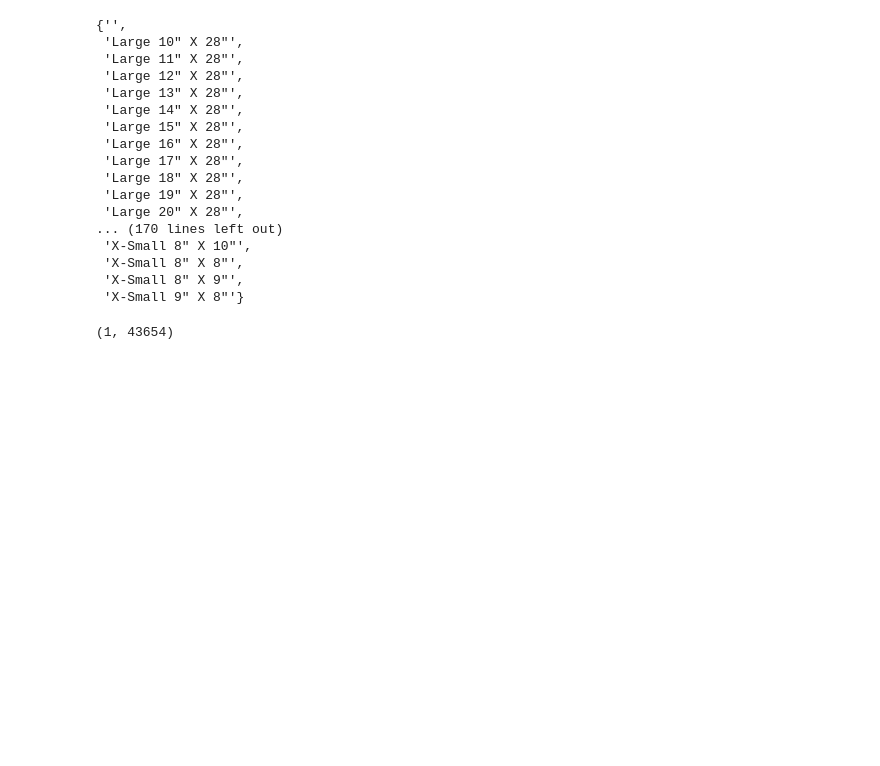
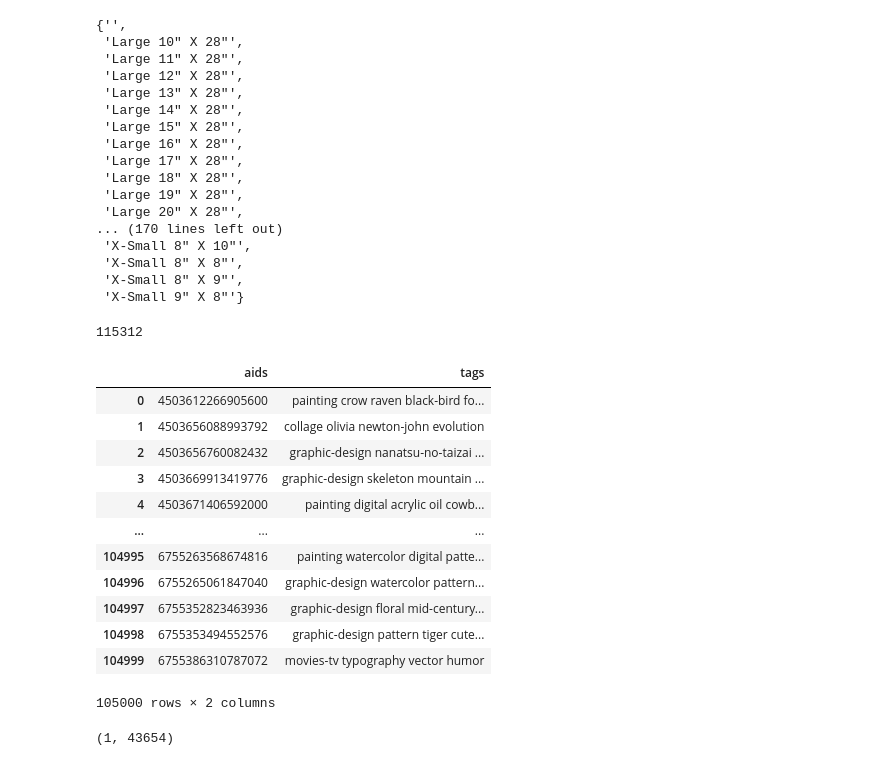
Before and after one commit to mskarlin/art_snob, a Jupyter notebook: notebooks/dev_tf_idf_tags_write_to_tagstore.ipynb, the cells around one changed output. Saved outputs shown, nothing was run; the diff lists cells and outputs as text; code cells hidden in the pictures; blank space fills up the shorter version.

```diff
--- a/notebooks/dev_tf_idf_tags_write_to_tagstore.ipynb
+++ b/notebooks/dev_tf_idf_tags_write_to_tagstore.ipynb
@@ -77,10 +77,20 @@ import random
 # do tfidf across all tag scores... then write with tf-idf along with ID-references for each tag (don't index)
 data = entities['reader_data']
 aids = []
-tags = []
+tags = dict()
 for aid, entity in data.items():
-    tags.append(' '.join(entity['standard_tags']))
-    aids.append(aid)
+    for st in entity['standard_tags']:
+        if st in tags:
+            tags[st] += 1
+        else:
+            tags[st] = 0
 
-tag_data = pd.DataFrame({'aids': aids, 'tags': tags})
-tag_data['tags'] = tag_data['tags'].map(lambda x: x.lower())
+#     tags.append(' '.join(entity['standard_tags']))
+#     aids.append(aid)
+
+# tag_data = pd.DataFrame({'aids': aids, 'tags': tags})
+# tag_data['tags'] = tag_data['tags'].map(lambda x: x.lower())
+# %%
+len(tags)
+# %% [output]
+115312
@@ -87,3 +103,19 @@ tag_data['tags'] = tag_data['tags'].map(lambda x: x.lower())
+# %%
+tag_data
+# %% [output]
+|  | aids | tags |
+| 0 | 4503612266905600 | painting crow raven black-bird fo... |
+| 1 | 4503656088993792 | collage olivia newton-john evolution |
+| 2 | 4503656760082432 | graphic-design nanatsu-no-taizai ... |
+| 3 | 4503669913419776 | graphic-design skeleton mountain ... |
+| 4 | 4503671406592000 | painting digital acrylic oil cowb... |
+| ... | ... | ... |
+| 104995 | 6755263568674816 | painting watercolor digital patte... |
+| 104996 | 6755265061847040 | graphic-design watercolor pattern... |
+| 104997 | 6755352823463936 | graphic-design floral mid-century... |
+| 104998 | 6755353494552576 | graphic-design pattern tiger cute... |
+| 104999 | 6755386310787072 | movies-tv typography vector humor |
+105000 rows × 2 columns
 # %%
 vectorizer = TfidfVectorizer()
 X = vectorizer.fit_transform(tag_data['tags'])
```
Also changed, not shown: parts of 3 cells of this notebook, 24 other files.
